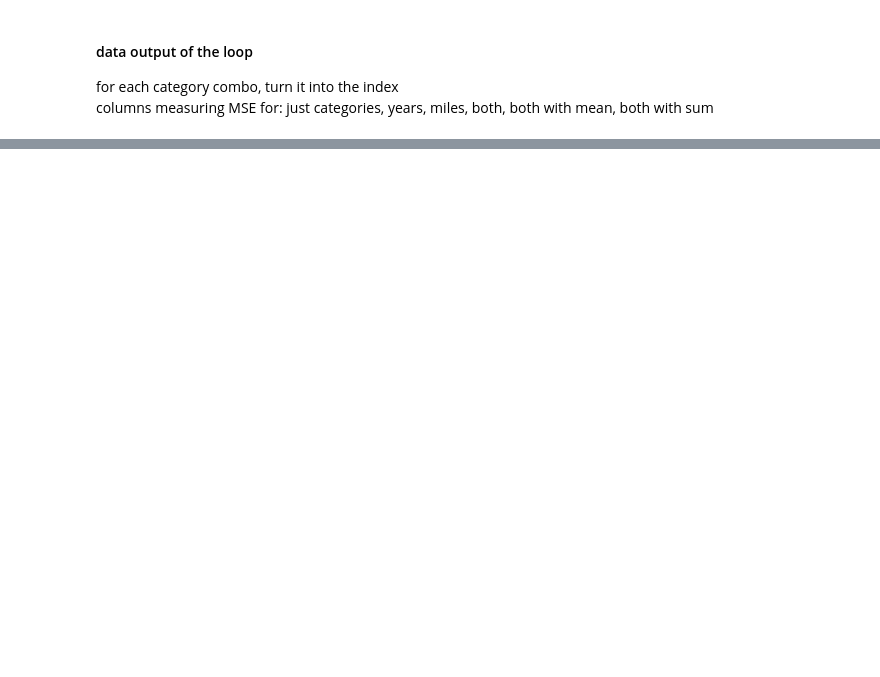
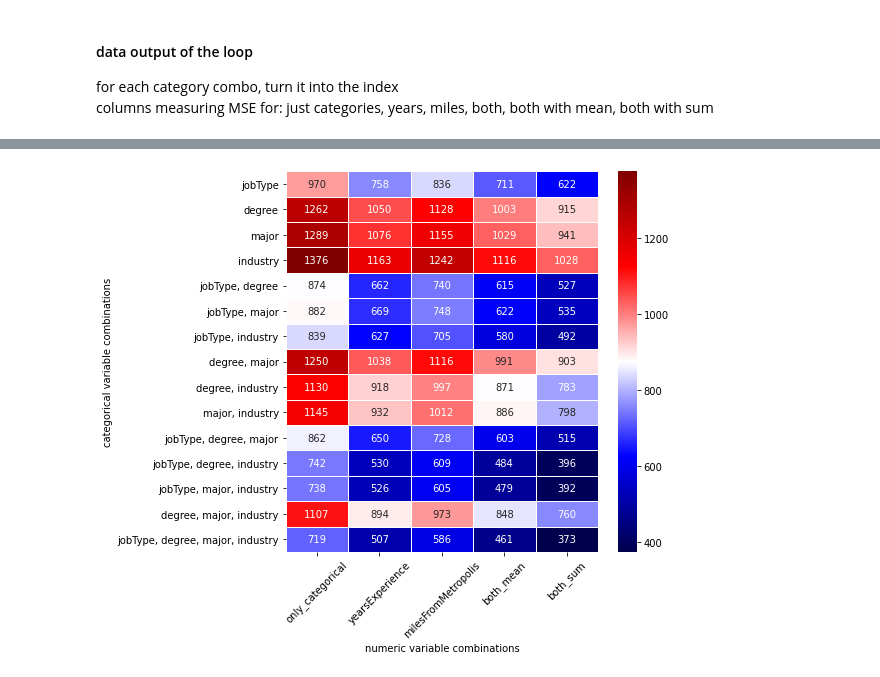
Before and after one commit to scottwiles/salary_prediction, a Jupyter notebook: notebooks/salary_prediction_baseline_model.ipynb, the cells around one changed output, grey strips where cells are left out. Saved outputs shown, nothing was run; the diff lists cells and outputs as text; code cells hidden in the pictures; blank space fills up the shorter version.

Commit message:
find best baseline model combination

```diff
--- a/notebooks/salary_prediction_baseline_model.ipynb
+++ b/notebooks/salary_prediction_baseline_model.ipynb
@@ -92,2 +102,0 @@ test = BaselineModel(category_vars='jobType')
-# %%
-test.fit(train_salaries)
@@ -549,0 +207,11 @@ columns measuring MSE for: just categories, years, miles, both, both with mean,
+# %%
+model_names = ['only_categorical', 'yearsExperience', 'milesFromMetropolis', 'both']
+
+models = {model_names[i]: BaselineModel('jobType', numeric_combos[i]) for i in range(len(model_names))}
+models
+
+# for i in category_combos:
+#     mdl_categorical = BaselineModel(category_vars = i)
+#     mdl_years = BaselineModel(category_vars = i, numeric_vars='yearsExperience')
+#     mdl_miles = BaselineModel(category_vars = i, numeric_vars='milesFromMetropolis')
+#     mdl_both = BaselineModel(category_vars=i, numeric_vars=['yearsExperience', 'milesFromMetropolis'])
@@ -549,0 +225,20 @@ columns measuring MSE for: just categories, years, miles, both, both with mean,
+# %%
+df_index = []
+df_data = []
+
+for categories in category_combos:
+    df_row = {}
+    df_index.append(", ".join(categories))
+
+    models = {model_names[i]: BaselineModel(categories, numeric_combos[i]) for i in range(len(model_names))}
+
+    for i in models:
+        # For both numeric cols calculate mean and sum methods of combining the numeric predictors
+        if i == 'both':
+            for combo in ['mean', 'sum']:
+                df_row[f'{i}_{combo}'] = models[i].evaluate(train_salaries, test_salaries, numeric_combo = combo)['test_error']
+
+        else:
+            df_row[i] = models[i].evaluate(train_salaries, test_salaries)['test_error']
+
+    df_data.append(df_row)
@@ -549,0 +249,2 @@ columns measuring MSE for: just categories, years, miles, both, both with mean,
+# %%
+test_df = pd.DataFrame(df_data, index = df_index)
@@ -549,0 +270,9 @@ columns measuring MSE for: just categories, years, miles, both, both with mean,
+# %%
+fig = plt.figure(figsize=(7,7))
+ax = sns.heatmap(test_df, annot = True, fmt = '.0f', cmap = 'seismic', linewidths = 0.5)
+ax.set_xlabel('numeric variable combinations')
+ax.tick_params('x', rotation = 45)
+ax.set_ylabel('categorical variable combinations')
+plt.show()
+# %% [output]
+[figure, added]
```
Also changed, not shown: parts of 45 cells of this notebook, 1 other file.
